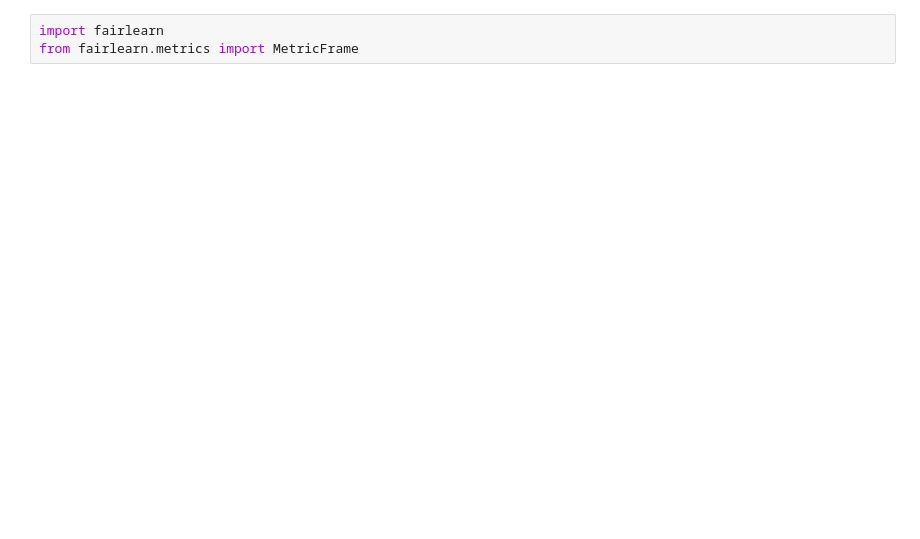
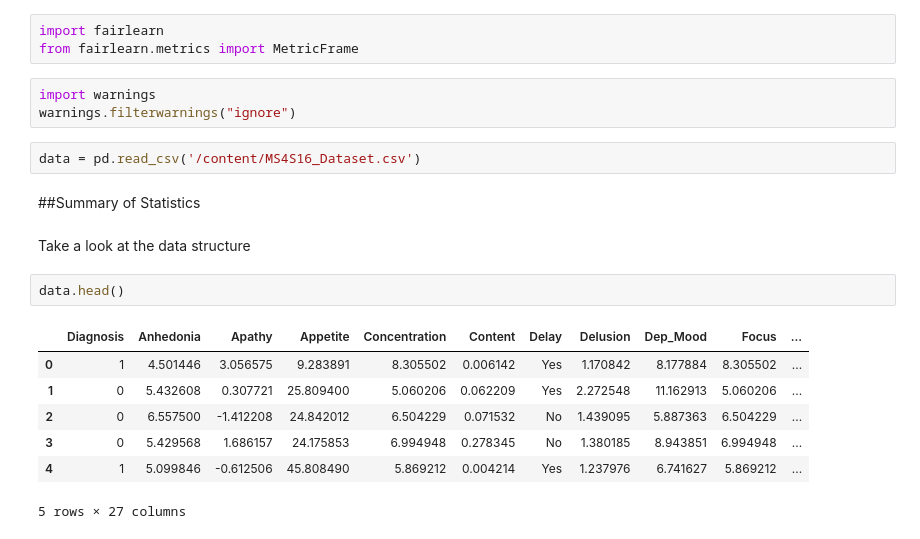
Before and after one commit to ElvesJohn/MachineLearningCW, a Jupyter notebook: MachineLearningColab.ipynb, the cells around one changed output. Cells and saved outputs as stored; diff of their text form; blank space fills up the shorter version.

```diff
--- a/MachineLearningColab.ipynb
+++ b/MachineLearningColab.ipynb
@@ -34,3 +33,22 @@ Successfully installed fairlearn-0.8.0
 # %%
 import fairlearn
 from fairlearn.metrics import MetricFrame
+# %%
+import warnings
+warnings.filterwarnings("ignore")
+# %%
+data = pd.read_csv('/content/MS4S16_Dataset.csv')
+# %% [markdown]
+##Summary of Statistics
+# %% [markdown]
+Take a look at the data structure
+# %%
+data.head()
+# %% [output]
+|  | Diagnosis | Anhedonia | Apathy | Appetite | Concentration | Content | Delay | Delusion | Dep_Mood | Focus | ... |
+| 0 | 1 | 4.501446 | 3.056575 | 9.283891 | 8.305502 | 0.006142 | Yes | 1.170842 | 8.177884 | 8.305502 | ... |
+| 1 | 0 | 5.432608 | 0.307721 | 25.809400 | 5.060206 | 0.062209 | Yes | 2.272548 | 11.162913 | 5.060206 | ... |
+| 2 | 0 | 6.557500 | -1.412208 | 24.842012 | 6.504229 | 0.071532 | No | 1.439095 | 5.887363 | 6.504229 | ... |
+| 3 | 0 | 5.429568 | 1.686157 | 24.175853 | 6.994948 | 0.278345 | No | 1.380185 | 8.943851 | 6.994948 | ... |
+| 4 | 1 | 5.099846 | -0.612506 | 45.808490 | 5.869212 | 0.004214 | Yes | 1.237976 | 6.741627 | 5.869212 | ... |
+5 rows × 27 columns
```
Also changed, not shown: parts of 5 cells of this notebook.
